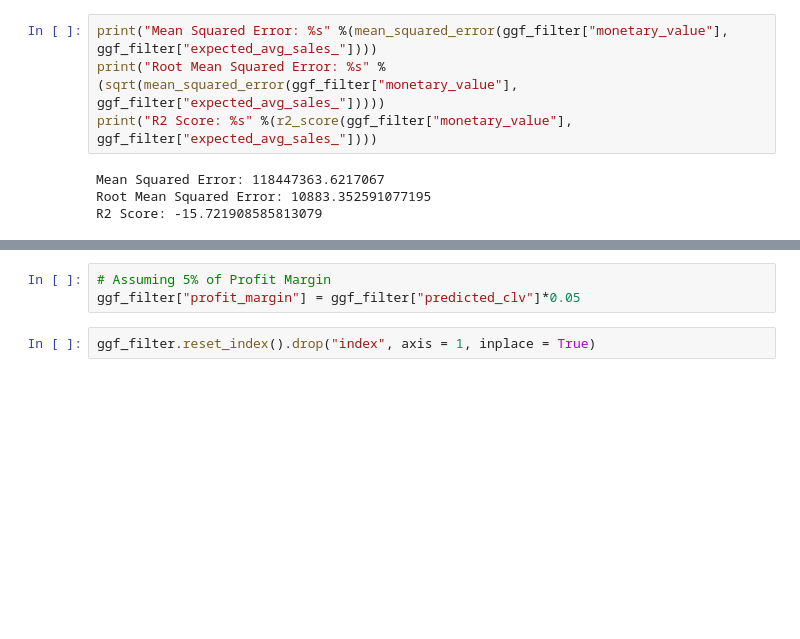
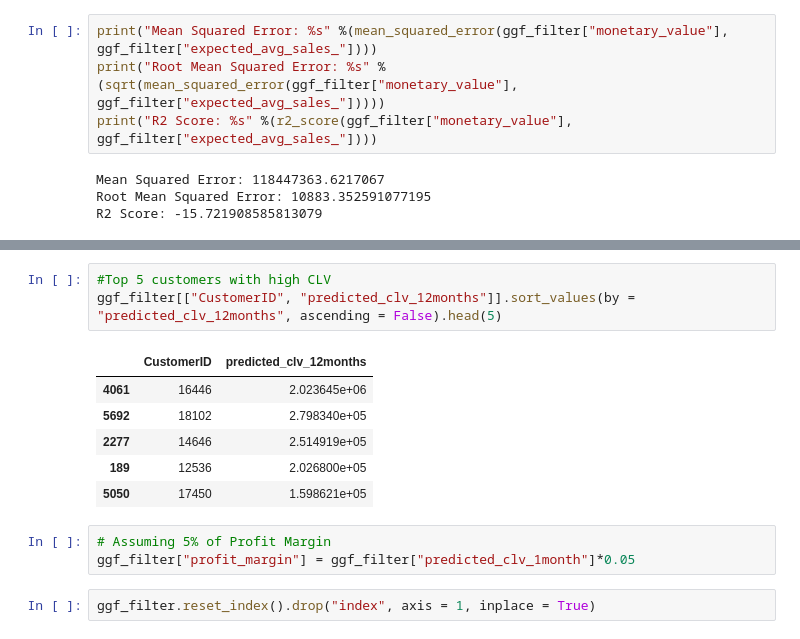
Before and after one commit to mahapara2411/Sentiment-Analysis, a Jupyter notebook: Pareto_NBD_Customer_Segmentation_updated.ipynb, the cells around one changed output, grey strips where cells are left out. Cells and saved outputs as stored; diff of their text form; blank space fills up the shorter version.

```diff
--- a/Pareto_NBD_Customer_Segmentation_updated.ipynb
+++ b/Pareto_NBD_Customer_Segmentation_updated.ipynb
@@ -379,6 +387,16 @@ ggf_filter[["CustomerID", "predicted_clv"]].sort_values(by = "predicted_clv", as
+# %%
+#Top 5 customers with high CLV
+ggf_filter[["CustomerID", "predicted_clv_12months"]].sort_values(by = "predicted_clv_12months", ascending = False).head(5)
+# %% [output]
+|  | CustomerID | predicted_clv_12months |
+| 4061 | 16446 | 2.023645e+06 |
+| 5692 | 18102 | 2.798340e+05 |
+| 2277 | 14646 | 2.514919e+05 |
+| 189 | 12536 | 2.026800e+05 |
+| 5050 | 17450 | 1.598621e+05 |
 # %%
 # Assuming 5% of Profit Margin
-ggf_filter["profit_margin"] = ggf_filter["predicted_clv"]*0.05
+ggf_filter["profit_margin"] = ggf_filter["predicted_clv_1month"]*0.05
 # %%
 ggf_filter.reset_index().drop("index", axis = 1, inplace = True)
 # %%
```
Also changed, not shown: parts of 14 cells of this notebook.
